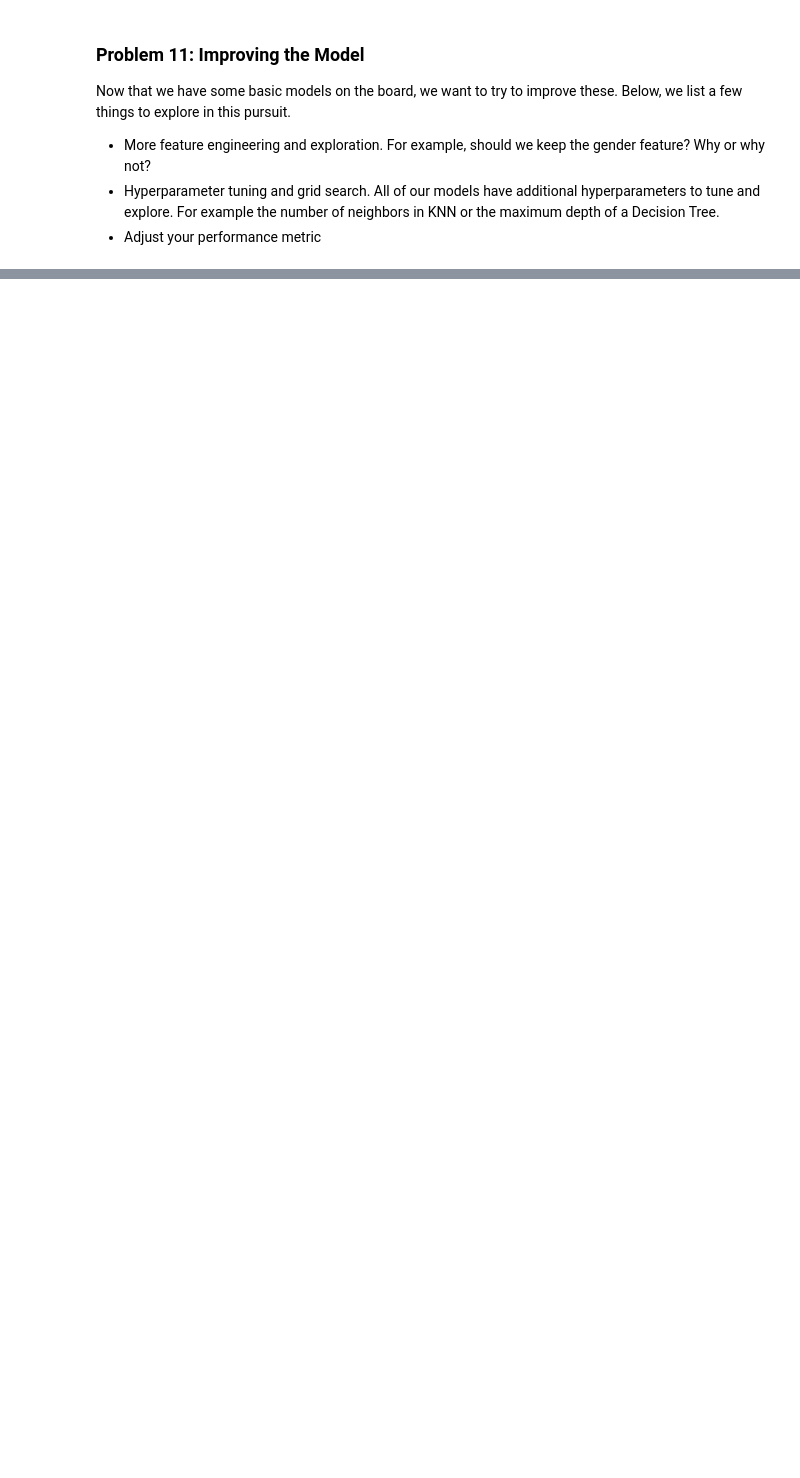
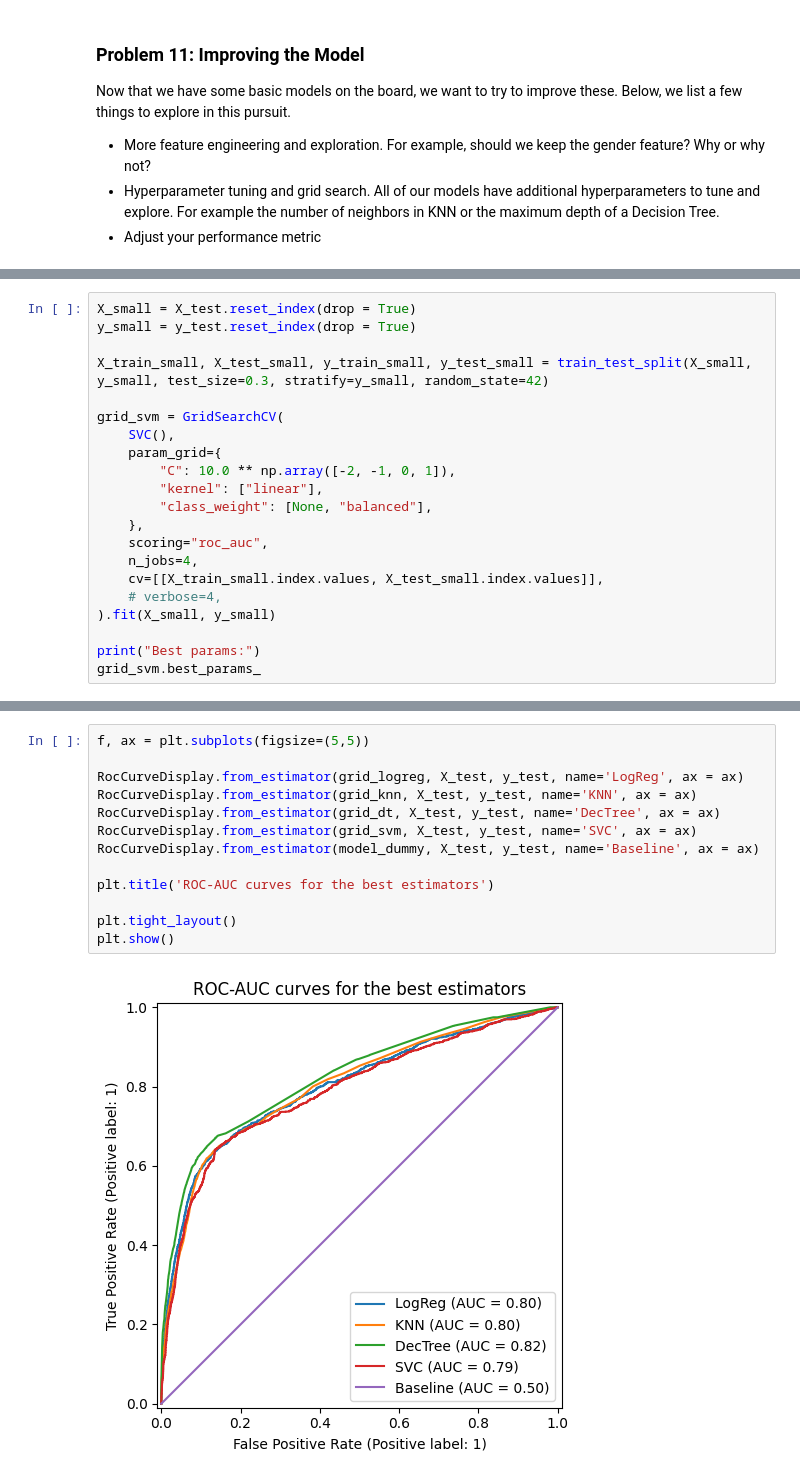
Before and after one commit to hpmartins/mlai-ucb-codes, a Jupyter notebook: practical_applications/module_17/module_17_application.ipynb, the cells around one changed output, grey strips where cells are left out. Saved outputs shown, nothing was run; the diff lists cells and outputs as text; blank space fills up the shorter version.

```diff
--- a/practical_applications/module_17/module_17_application.ipynb
+++ b/practical_applications/module_17/module_17_application.ipynb
@@ -455,0 +477,21 @@ RocCurveDisplay.from_estimator(grid_logreg, X_test, y_test, name='test')
+# %%
+X_small = X_test.reset_index(drop = True)
+y_small = y_test.reset_index(drop = True)
+
+X_train_small, X_test_small, y_train_small, y_test_small = train_test_split(X_small, y_small, test_size=0.3, stratify=y_small, random_state=42)
+
+grid_svm = GridSearchCV(
+    SVC(),
+    param_grid={
+        "C": 10.0 ** np.array([-2, -1, 0, 1]),
+        "kernel": ["linear"],
+        "class_weight": [None, "balanced"],
+    },
+    scoring="roc_auc",
+    n_jobs=4,
+    cv=[[X_train_small.index.values, X_test_small.index.values]],
+    # verbose=4,
+).fit(X_small, y_small)
+
+print("Best params:")
+grid_svm.best_params_
@@ -455,0 +512,15 @@ RocCurveDisplay.from_estimator(grid_logreg, X_test, y_test, name='test')
+# %%
+f, ax = plt.subplots(figsize=(5,5))
+
+RocCurveDisplay.from_estimator(grid_logreg, X_test, y_test, name='LogReg', ax = ax)
+RocCurveDisplay.from_estimator(grid_knn, X_test, y_test, name='KNN', ax = ax)
+RocCurveDisplay.from_estimator(grid_dt, X_test, y_test, name='DecTree', ax = ax)
+RocCurveDisplay.from_estimator(grid_svm, X_test, y_test, name='SVC', ax = ax)
+RocCurveDisplay.from_estimator(model_dummy, X_test, y_test, name='Baseline', ax = ax)
+
+plt.title('ROC-AUC curves for the best estimators')
+
+plt.tight_layout()
+plt.show()
+# %% [output]
+[figure, added]
```
Also changed, not shown: parts of 34 cells of this notebook, 1 other file.
